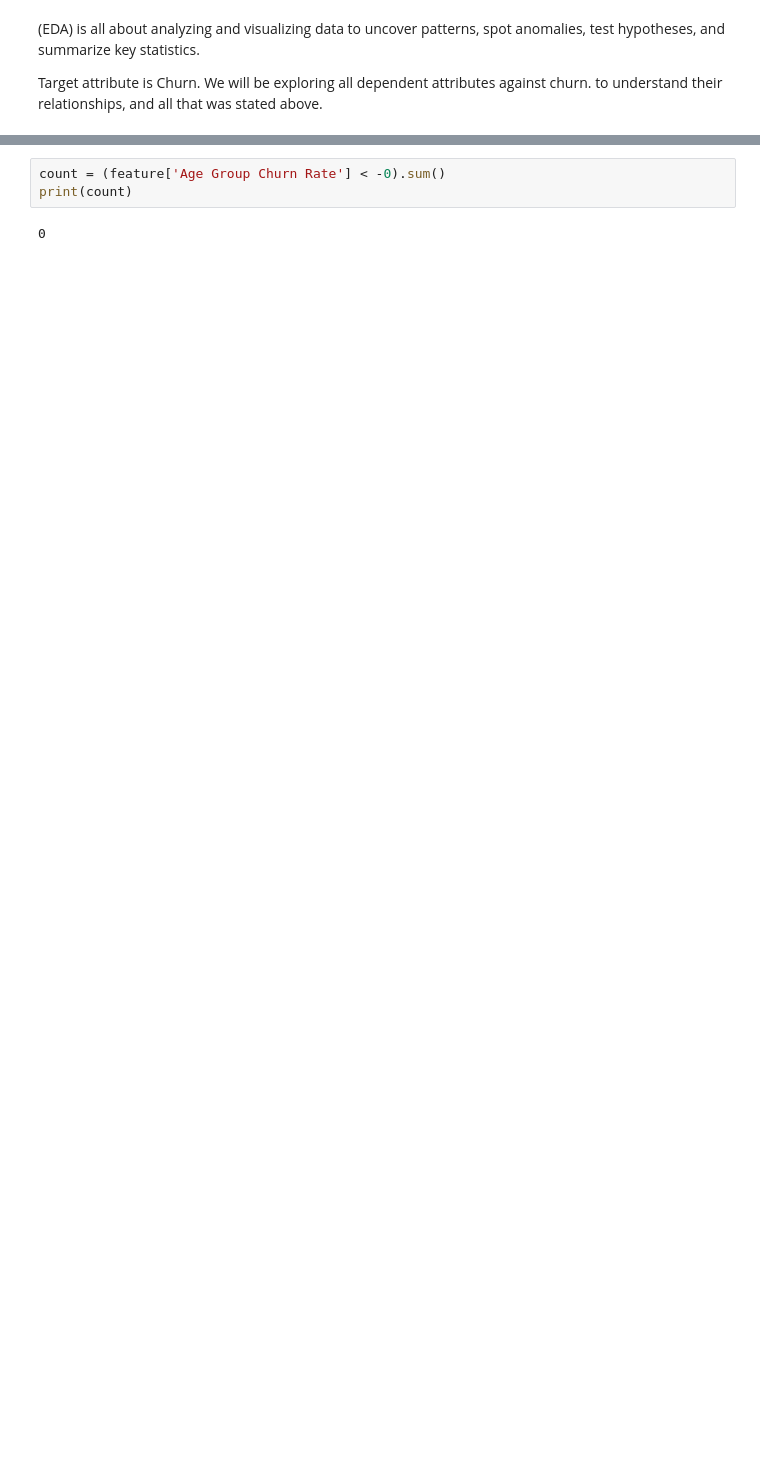
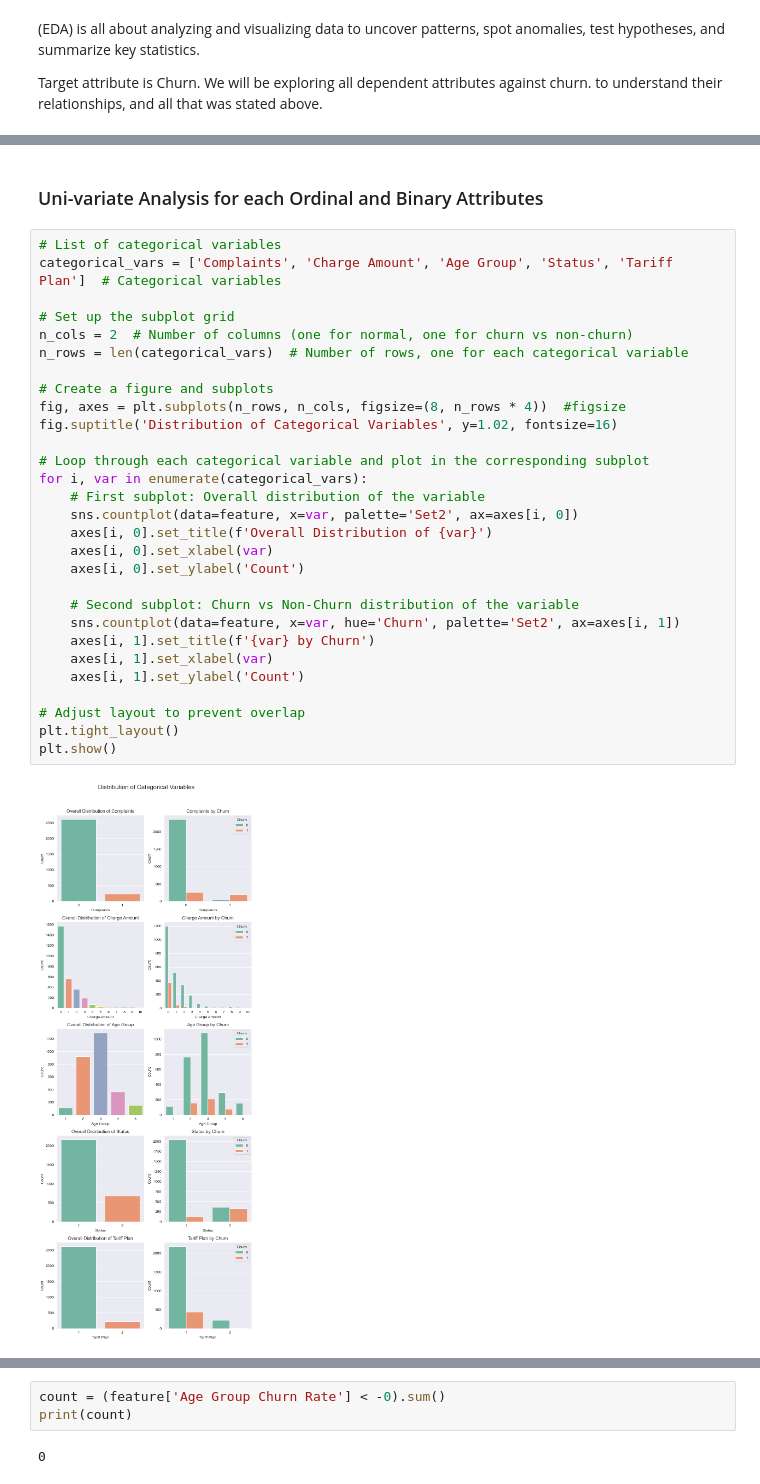
Before and after one commit to Miracle-Bassey/TelecomChurnModel, a Jupyter notebook: notebook/EDA.ipynb, the cells around one changed output, grey strips where cells are left out. Drawn from its saved outputs; the diff is of its cells as text; blank space fills up the shorter version.

```diff
--- a/notebook/EDA.ipynb
+++ b/notebook/EDA.ipynb
@@ -296,0 +442,33 @@ memory usage: 400.8 KB
+# %% [markdown]
+### Uni-variate Analysis for each Ordinal and Binary Attributes
+# %%
+# List of categorical variables
+categorical_vars = ['Complaints', 'Charge Amount', 'Age Group', 'Status', 'Tariff Plan']  # Categorical variables
+
+# Set up the subplot grid
+n_cols = 2  # Number of columns (one for normal, one for churn vs non-churn)
+n_rows = len(categorical_vars)  # Number of rows, one for each categorical variable
+
+# Create a figure and subplots
+fig, axes = plt.subplots(n_rows, n_cols, figsize=(8, n_rows * 4))  #figsize
+fig.suptitle('Distribution of Categorical Variables', y=1.02, fontsize=16)
+
+# Loop through each categorical variable and plot in the corresponding subplot
+for i, var in enumerate(categorical_vars):
+    # First subplot: Overall distribution of the variable
+    sns.countplot(data=feature, x=var, palette='Set2', ax=axes[i, 0])
+    axes[i, 0].set_title(f'Overall Distribution of {var}')
+    axes[i, 0].set_xlabel(var)
+    axes[i, 0].set_ylabel('Count')
+
+    # Second subplot: Churn vs Non-Churn distribution of the variable
+    sns.countplot(data=feature, x=var, hue='Churn', palette='Set2', ax=axes[i, 1])
+    axes[i, 1].set_title(f'{var} by Churn')
+    axes[i, 1].set_xlabel(var)
+    axes[i, 1].set_ylabel('Count')
+
+# Adjust layout to prevent overlap
+plt.tight_layout()
+plt.show()
+# %% [output]
+[figure, added]
```
Also changed, not shown: parts of 68 cells of this notebook.
